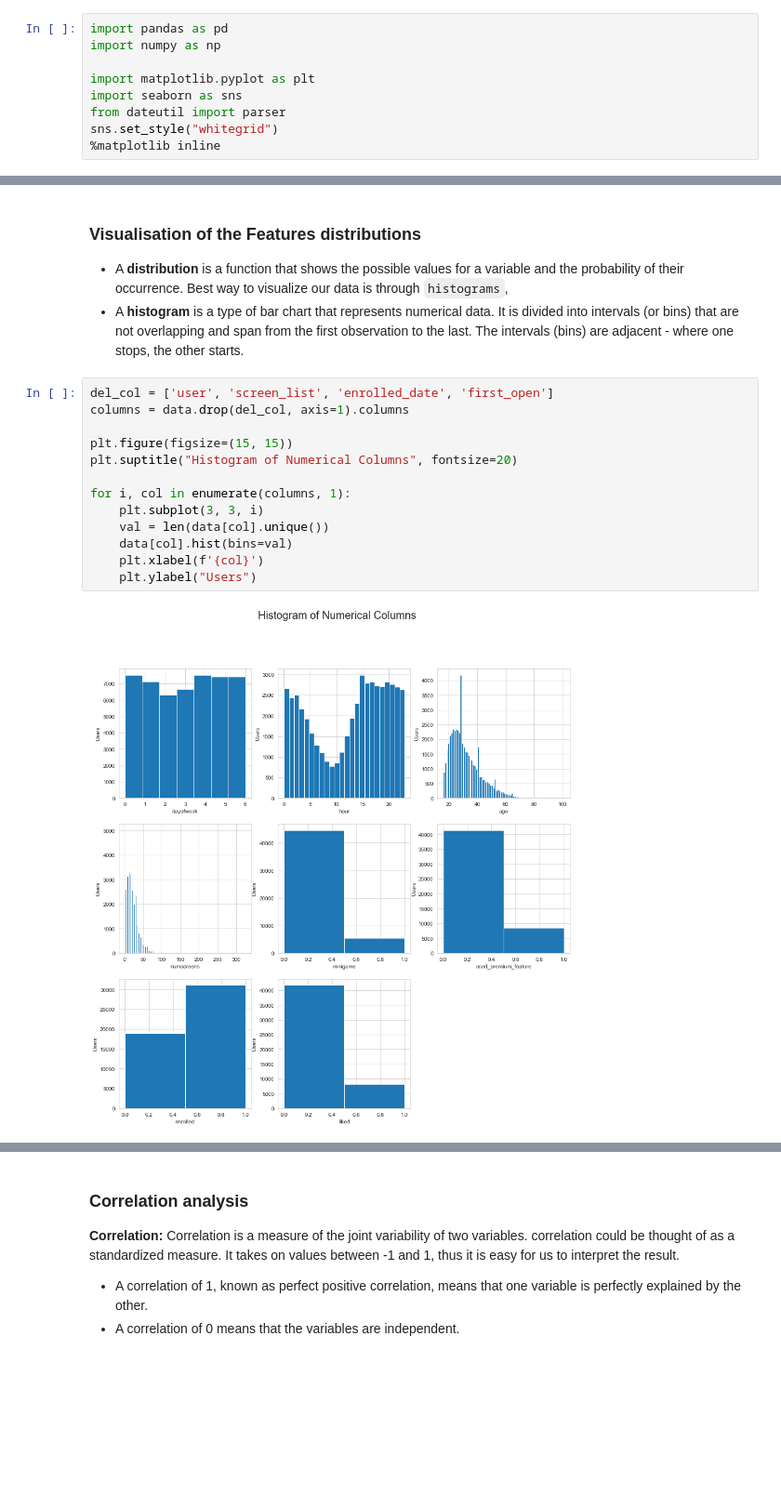
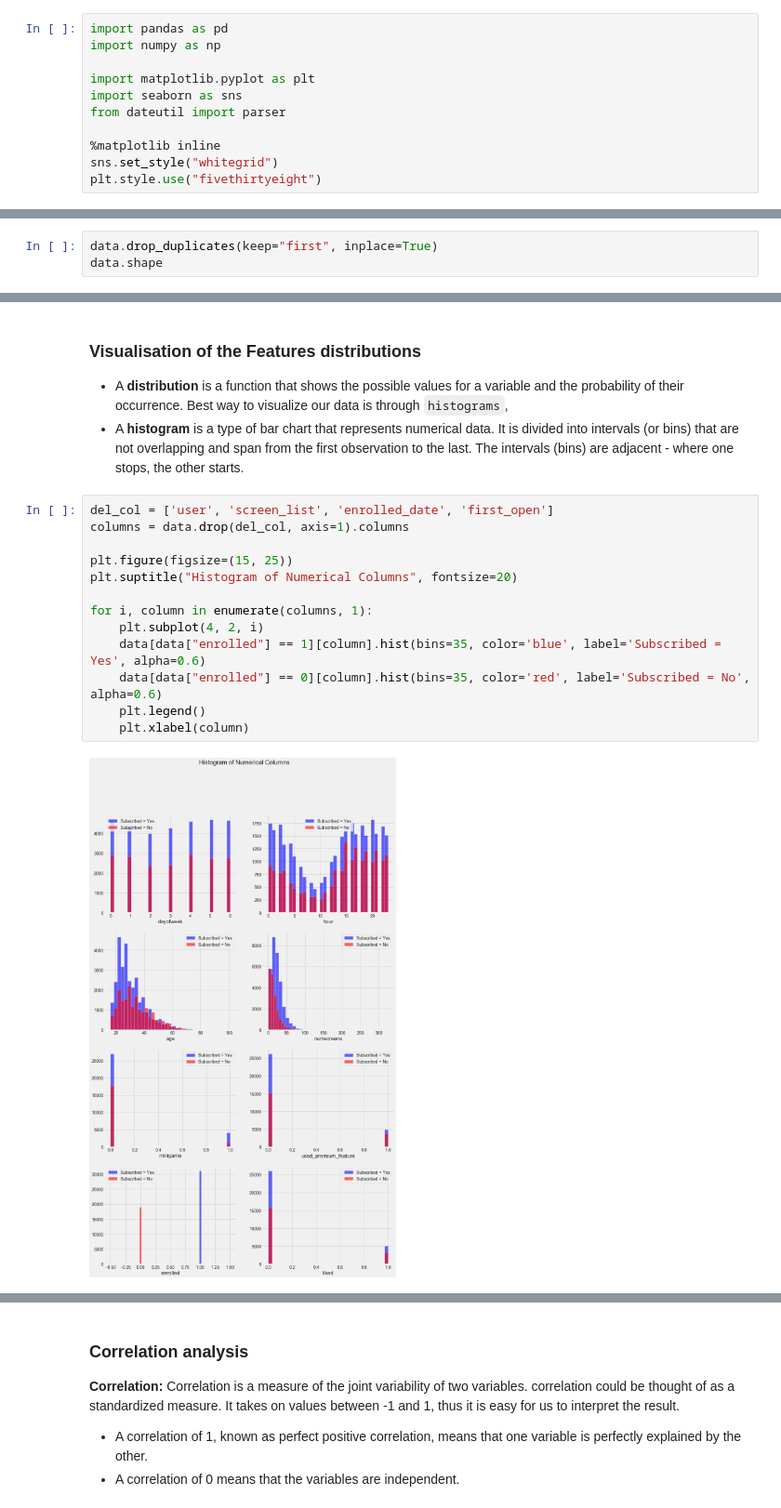
Before and after one commit to fares-ds/Directing-Customers-to-Subscription-Through-App-Behavior-Analysis, a Jupyter notebook: Predicting_customers_subscription.ipynb, the cells around one changed output, grey strips where cells are left out. Shown: that part at 93% size. Saved outputs shown, nothing was run; the diff lists cells and outputs as text; blank space fills up the shorter version.

```diff
--- a/Predicting_customers_subscription.ipynb
+++ b/Predicting_customers_subscription.ipynb
@@ -39,8 +39,10 @@ import numpy as np
 import matplotlib.pyplot as plt
 import seaborn as sns
 from dateutil import parser
+
+%matplotlib inline
 sns.set_style("whitegrid")
-%matplotlib inline
+plt.style.use("fivethirtyeight")
 # %%
 data = pd.read_csv("data/appdata10.csv")
 data.head()
@@ -152,3 +171,6 @@ liked                    int64
 dtype: object
 # %% [markdown]
 We notice that `first_open`, `hour`,  and `enrolled_date` are `datetime` objects but in our dataset they are `object` type. So we need to convert them.
+# %%
+data.drop_duplicates(keep="first", inplace=True)
+data.shape
@@ -180,15 +204,15 @@ dtype: object
 # %%
 del_col = ['user', 'screen_list', 'enrolled_date', 'first_open']
 columns = data.drop(del_col, axis=1).columns
 
-plt.figure(figsize=(15, 15))
+plt.figure(figsize=(15, 25))
 plt.suptitle("Histogram of Numerical Columns", fontsize=20)
 
-for i, col in enumerate(columns, 1):
-    plt.subplot(3, 3, i)
-    val = len(data[col].unique())
-    data[col].hist(bins=val)
-    plt.xlabel(f'{col}')
-    plt.ylabel("Users")
+for i, column in enumerate(columns, 1):
+    plt.subplot(4, 2, i)
+    data[data["enrolled"] == 1][column].hist(bins=35, color='blue', label='Subscribed = Yes', alpha=0.6)
+    data[data["enrolled"] == 0][column].hist(bins=35, color='red', label='Subscribed = No', alpha=0.6)
+    plt.legend()
+    plt.xlabel(column)
 # %% [output]
-[figure, old version]
+[figure, new version]
```
Also changed, not shown: parts of 87 cells of this notebook.
